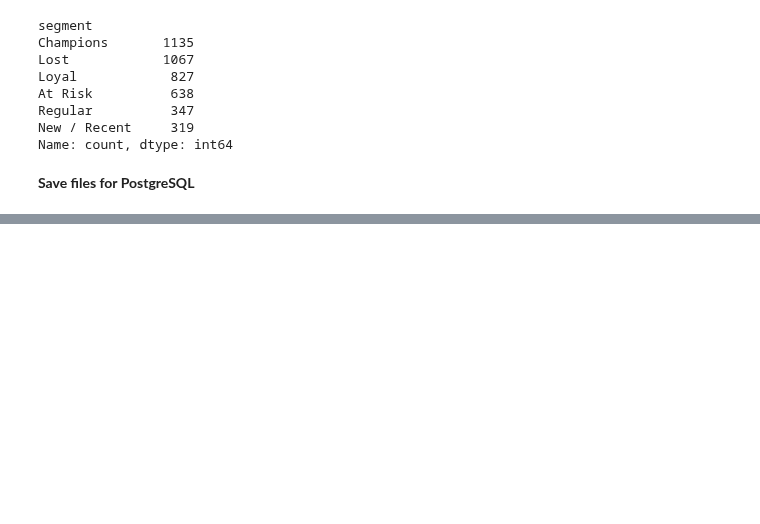
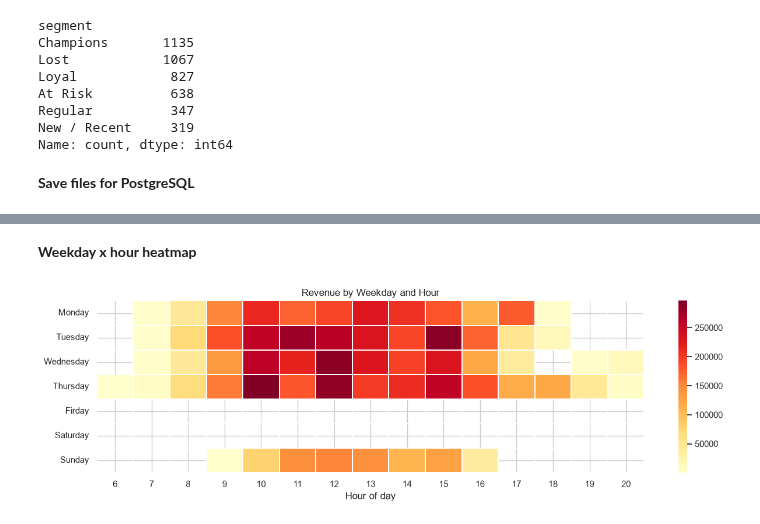
Before and after one commit to Pranishgrg21/Online-Retail-Analysis, a Jupyter notebook: Online_Retail_analysis.ipynb, the cells around one changed output, grey strips where cells are left out. Drawn from its saved outputs; the diff is of its cells as text; code cells hidden in the pictures; blank space fills up the shorter version.

```diff
--- a/Online_Retail_analysis.ipynb
+++ b/Online_Retail_analysis.ipynb
@@ -371,0 +453,16 @@ Name: count, dtype: int64
+# %% [markdown]
+**Weekday x hour heatmap**
+# %%
+order_days = ["Monday", "Tuesday", "Wednesday", "Thursday", "Firday", "Saturday", "Sunday"]
+
+heat = (sales.pivot_table(index="weekday", columns="hour", values="total_price", aggfunc="sum")
+        .reindex(order_days))
+
+plt.figure(figsize=(13, 4))
+sns.heatmap(heat, cmap="YlOrRd", linewidths=0.3)
+plt.title("Revenue by Weekday and Hour")
+plt.xlabel("Hour of day"); plt.ylabel("")
+plt.tight_layout()
+plt.show()
+# %% [output]
+[figure, added]
```
Also changed, not shown: parts of 24 cells of this notebook.
